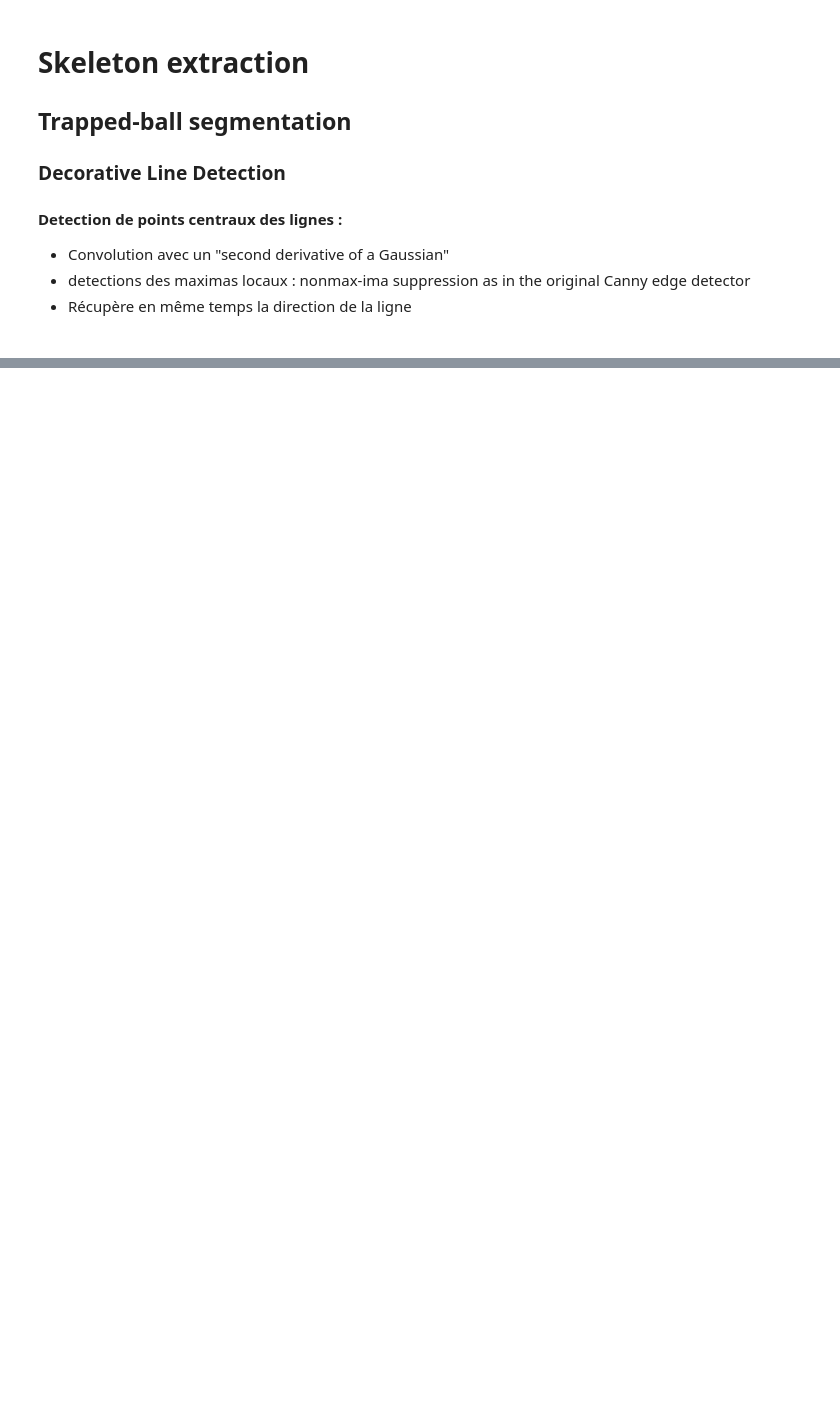
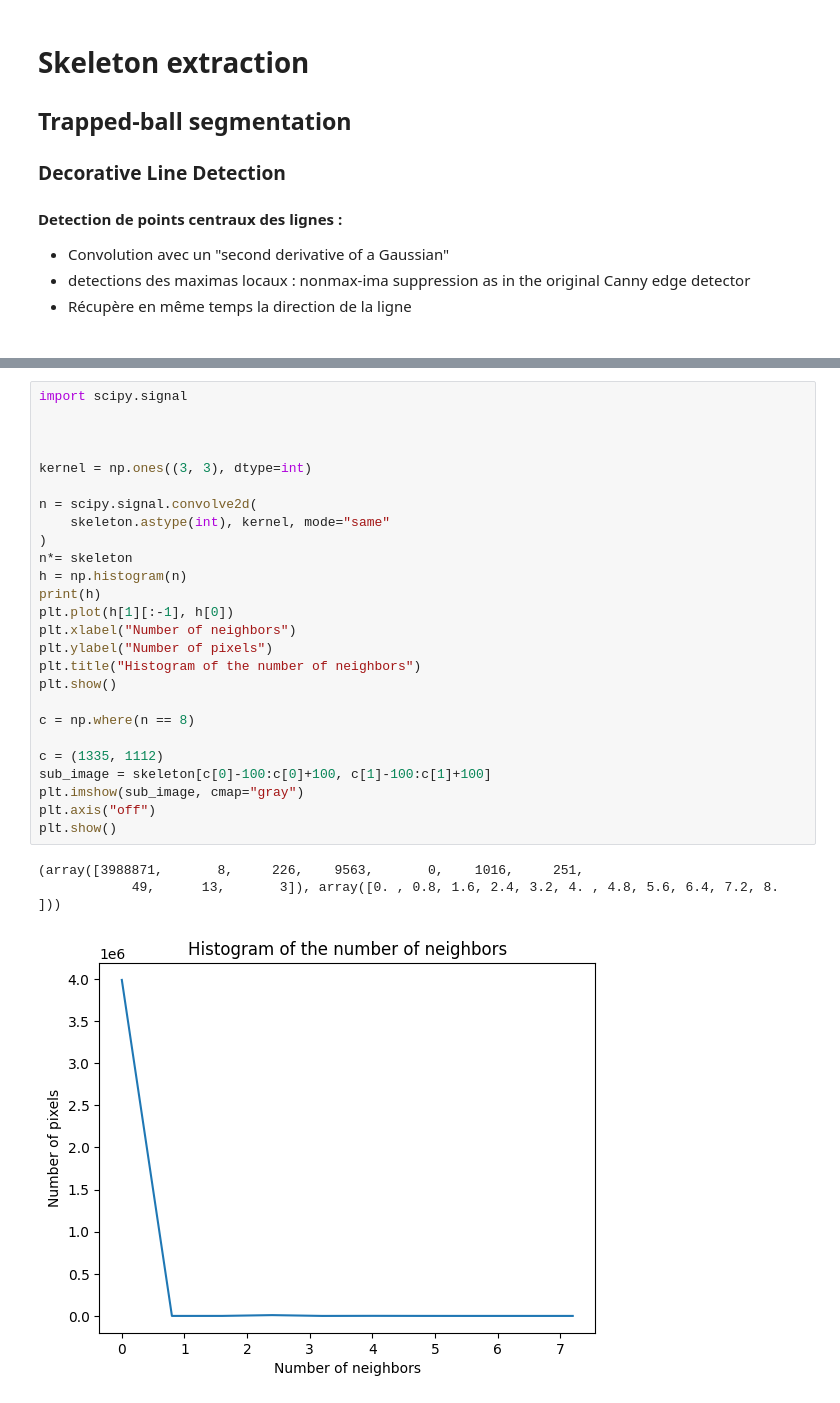
Before and after one commit to rambip/sketch-vectorization, a Jupyter notebook: notebooks/work.ipynb, the cells around one changed output, grey strips where cells are left out. Saved outputs shown, nothing was run; the diff lists cells and outputs as text; blank space fills up the shorter version.

```diff
--- a/notebooks/work.ipynb
+++ b/notebooks/work.ipynb
@@ -31,0 +71,30 @@ FileNotFoundError: No such file: '/home/lpottier/Documents/boulot/Telecom_Paris/
+# %%
+import scipy.signal
+
+
+
+kernel = np.ones((3, 3), dtype=int)
+
+n = scipy.signal.convolve2d(
+    skeleton.astype(int), kernel, mode="same"
+)
+n*= skeleton
+h = np.histogram(n)
+print(h)
+plt.plot(h[1][:-1], h[0])
+plt.xlabel("Number of neighbors")
+plt.ylabel("Number of pixels")
+plt.title("Histogram of the number of neighbors")
+plt.show()
+
+c = np.where(n == 8)
+
+c = (1335, 1112)
+sub_image = skeleton[c[0]-100:c[0]+100, c[1]-100:c[1]+100]
+plt.imshow(sub_image, cmap="gray")
+plt.axis("off")
+plt.show()
+# %% [output]
+(array([3988871,       8,     226,    9563,       0,    1016,     251,
+            49,      13,       3]), array([0. , 0.8, 1.6, 2.4, 3.2, 4. , 4.8, 5.6, 6.4, 7.2, 8. ]))
+[figure, added]
```
Also changed, not shown: parts of 4 cells of this notebook.
